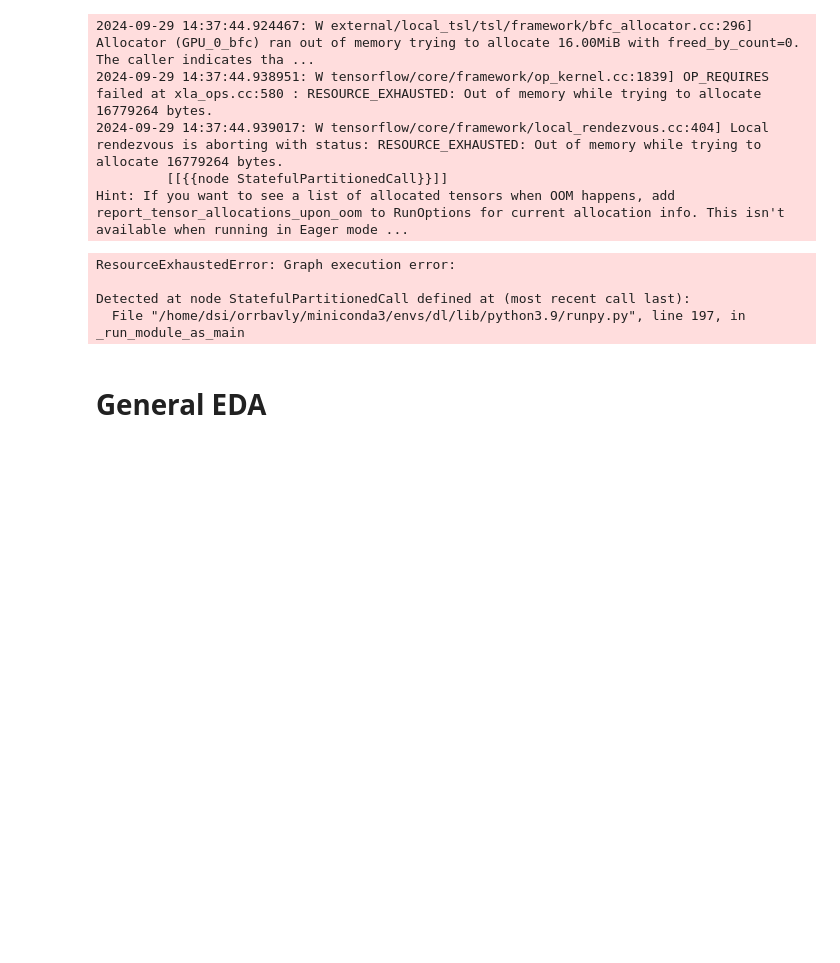
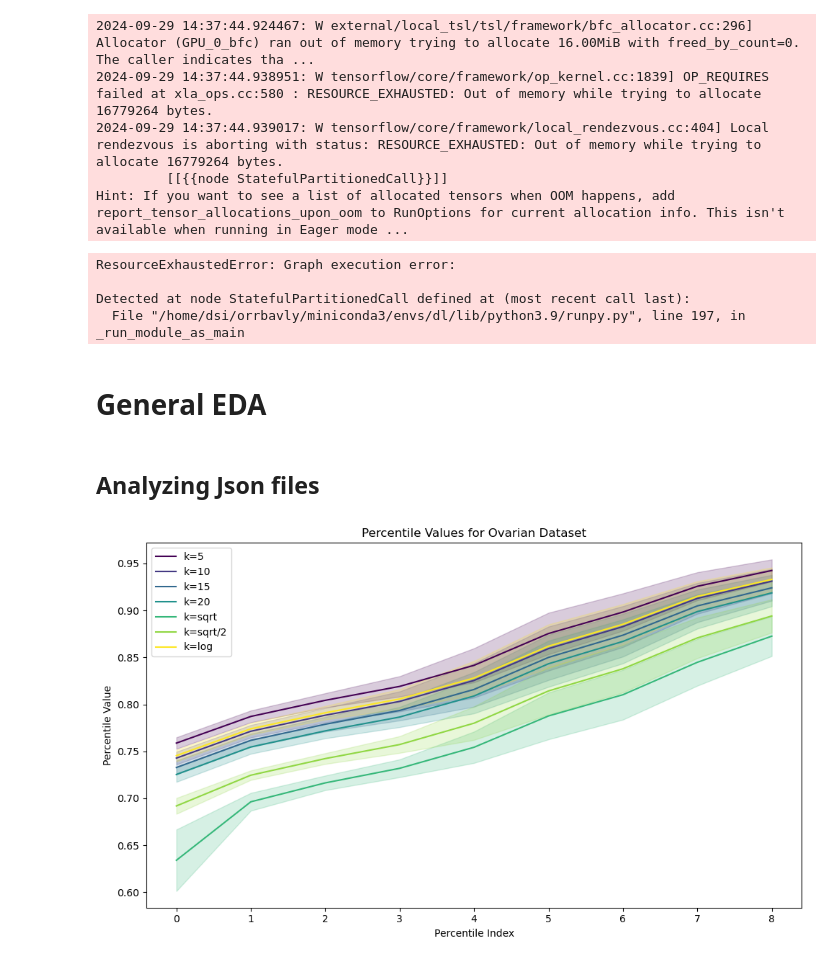
Before and after one commit to OrrBav/GNN_project, a Jupyter notebook: percentile_eda.ipynb, the cells around one changed output. Drawn from its saved outputs; the diff is of its cells as text; code cells hidden in the pictures; blank space fills up the shorter version.

Commit message:
continued working on Colon data, changed some global variables.

```diff
--- a/percentile_eda.ipynb
+++ b/percentile_eda.ipynb
@@ -30,7 +26,7 @@ SAVE = False
 OUTPUT_FILE = "/home/users/orrbavly/GNN_project/percentiles/outputs/cos_3_all_results.csv"
 # %%
 # Load data
-INPUT_JSON = "/home/dsi/orrbavly/GNN_project/embeddings/colon_percentiles/percentiles_results_l2_3_all.json"
+INPUT_JSON = "/home/dsi/orrbavly/GNN_project/embeddings/colon_percentiles/TRA/perc_results_cos_3_all_TRA.json"
 data_type = 'colon'
 # %%
 def load_results(file_path):
@@ -648,3 +881,5 @@ Detected at node StatefulPartitionedCall defined at (most recent call last):
   File "/home/dsi/orrbavly/miniconda3/envs/dl/lib/python3.9/runpy.py", line 197, in _run_module_as_main
 # %% [markdown]
 # General EDA
+# %% [markdown]
+## Analyzing Json files
@@ -650,0 +1055,12 @@ Detected at node StatefulPartitionedCall defined at (most recent call last):
+# %%
+# Load the JSON files
+ovarian_data = load_percentiles("/home/dsi/orrbavly/GNN_project/embeddings/ovarian_percentiles/percentiles_results_cos_3_all.json")
+colon_data = load_percentiles("/home/dsi/orrbavly/GNN_project/embeddings/colon_percentiles/TRA/perc_results_cos_3_all_TRA.json")
+
+# Define k values (assuming they are the same for both datasets)
+k_values = [5, 10, 15, 20, 'sqrt', 'sqrt/2', 'log']  # Custom labels as specified
+# %%
+# Plot percentiles for ovarian dataset
+plot_percentiles(ovarian_data, "Ovarian", k_values)
+# %% [output]
+[figure, added]
```
Also changed, not shown: parts of 63 cells of this notebook, 4 other files.
